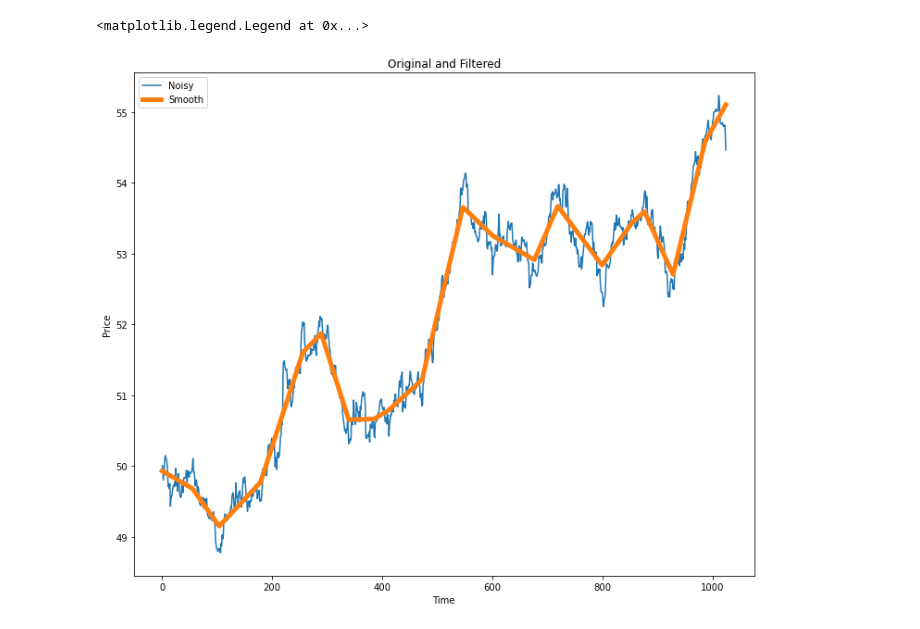
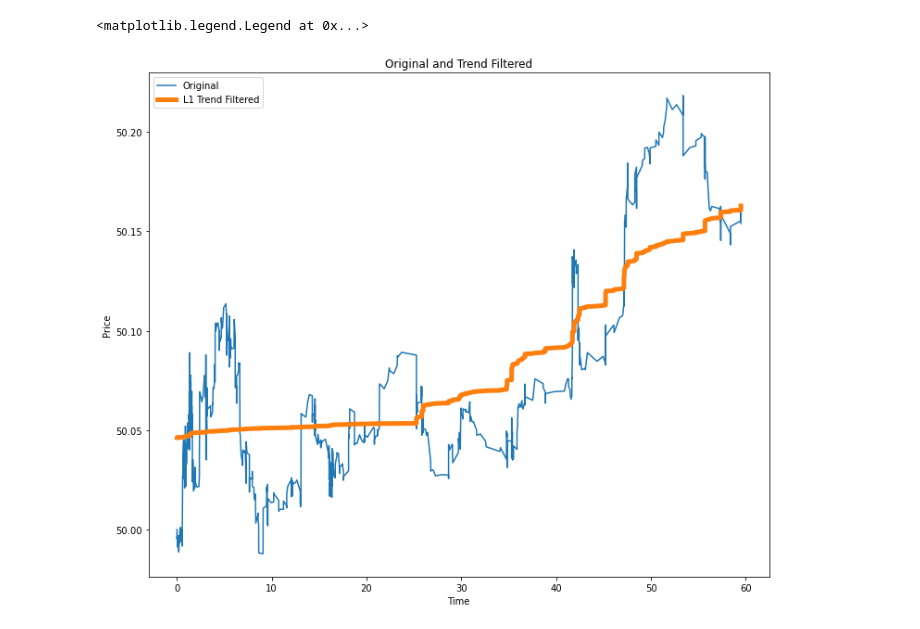
Before and after one commit to jasonbohne123/Adaptive_Signal_Estimation, a Jupyter notebook: Lasso_CPD/Simulations.ipynb, the cells around one changed output. Cells and saved outputs as stored; diff of their text form; code cells hidden in the pictures.

```diff
--- a/Lasso_CPD/Simulations.ipynb
+++ b/Lasso_CPD/Simulations.ipynb
@@ -101,5 +141,5 @@ def sample_from_prior(smooth_prior):
 
     return samples
 # %%
-sparse_samples=sample_from_prior(optimal_mom_kde)
+variance_estimates=sample_from_prior(optimal_mom_kde)
 # %%
@@ -115,12 +159,12 @@ bins=plt.hist(sparse_samples,bins=20)
 # %%
-def sample_price_series(sparse_params,variance=1,init=0):
+def sample_price_series(variance_estimates,variance=1,init=0):
     """ Sample price series by given sparse series representing discrete variance process across time
     """
 
     obs=[]
     obs.append(0)
     obs.append(0)
-    for count,param in enumerate(sparse_params):
+    for count,param in enumerate(variance_estimates):
         mu=2*obs[count-1]-obs[count-2]
 
         scale=np.sqrt(param)*variance
@@ -131,8 +175,8 @@ def sample_price_series(sparse_params,variance=1,init=0):
 
     obs=np.cumsum(np.array(obs))+init
 
-    return obs
+    return obs[1:-1]
 # %%
-price_series=sample_price_series(sparse_samples,variance=1,init=50)
+price_series=sample_price_series(variance_estimates,variance=0.05,init=50)
 # %%
 fig,ax=plt.subplots(figsize=(12,10))
@@ -148,3 +198,3 @@ Take cumulative product; scale by constant
 # %%
-trend_filter_series,status,D=l1tf_adaptive_ir(price_series.reshape(-1,1),lambda_p=50)
+trend_filter_series,status,D=l1tf_adaptive_ir(price_series.reshape(-1,1),t=volume_index,lambda_p=250)
 # %% [output]
@@ -168,11 +206,11 @@ pobj1: [[1.18895084e+14]], pobj2: [[38.77555606]], dobj: [[38.77555605]], gap: [
 # %%
 fig,ax=plt.subplots(figsize=(12,10))
-plt.plot(price_series,label='Noisy')
-plt.plot(trend_filter_series,label='Smooth',lw=5)
-plt.title("Original and Filtered")
+plt.plot(volume_index,price_series,label='Original')
+plt.plot(volume_index,trend_filter_series,label='L1 Trend Filtered',lw=5)
+plt.title("Original and Trend Filtered")
 plt.xlabel("Time")
 plt.ylabel('Price')
 plt.legend()
 # %% [output]
 <matplotlib.legend.Legend at 0x...>
-[figure, old version]
+[figure, new version]
```
Also changed, not shown: parts of 36 cells of this notebook, 2 other files.
